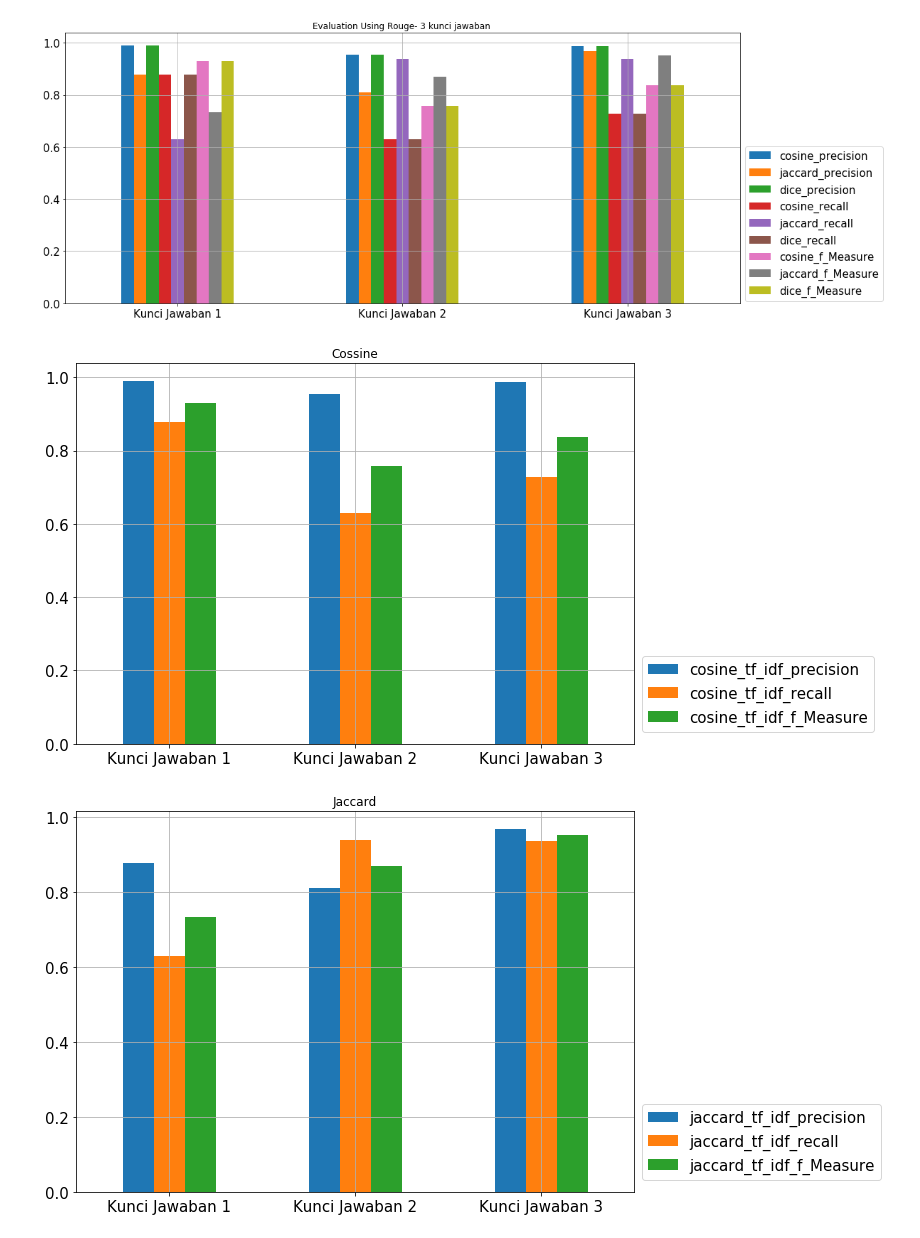
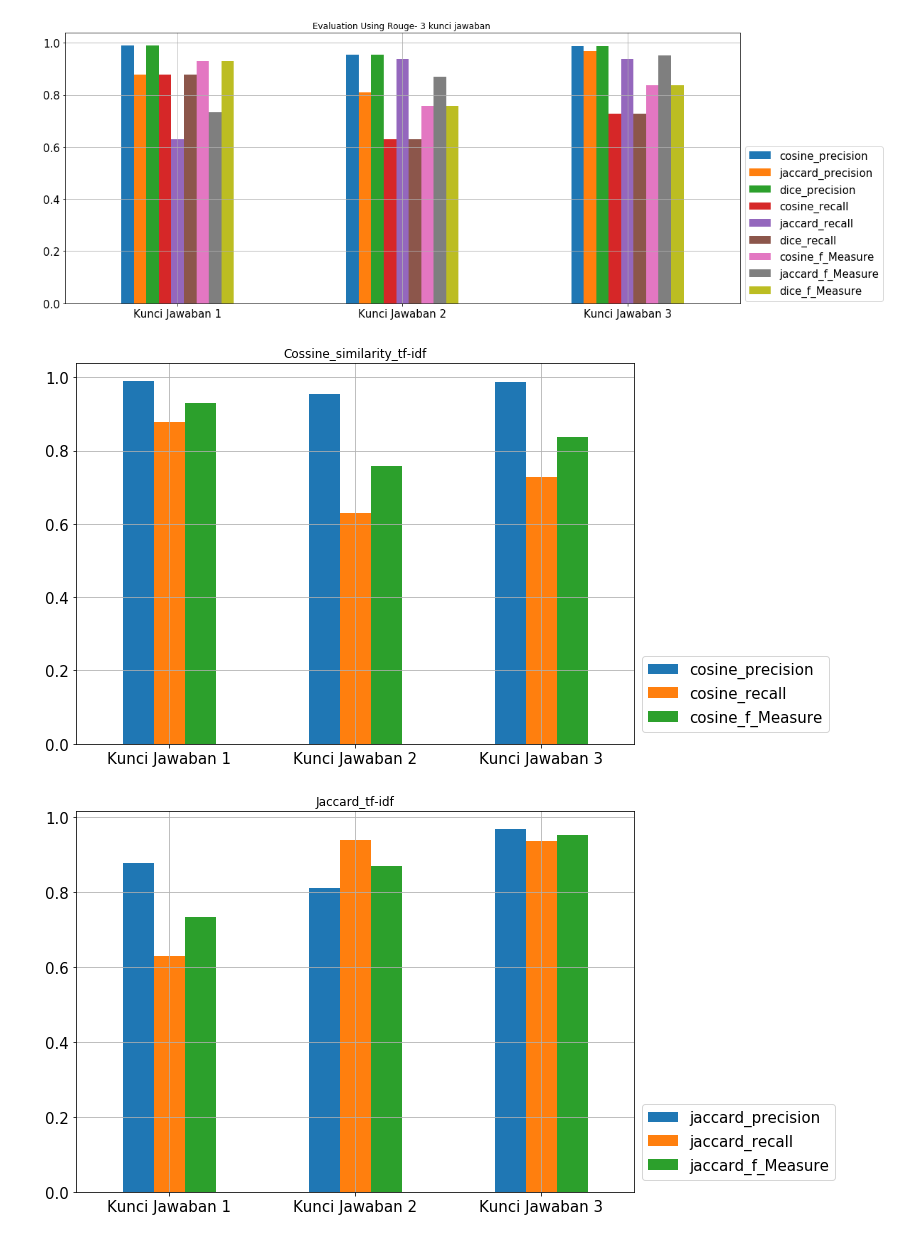
Before and after one commit to lufias69/text_similarity, a Jupyter notebook: z-ops.Evaluation Using Rouge.ipynb, the cells around one changed output. Saved outputs shown, nothing was run; the diff lists cells and outputs as text; code cells hidden in the pictures.

```diff
--- a/z-ops.Evaluation Using Rouge.ipynb
+++ b/z-ops.Evaluation Using Rouge.ipynb
@@ -267,7 +267,8 @@ cosine_tf_idf_precision = [0,0,0]
 
 dice_tf_idf_recall = [0,0,0]
 jaccard_tf_idf_recall =[0,0,0]
-cosine_tf_idff_recall = [0,0,0]
+cosine_tf_idf_recall = [0,0,0]
+#cosine_tf_idf_recall
 
 dice_tf_idf_f_Measure = [0,0,0]
 jaccard_tf_idf_f_Measure =[0,0,0]
@@ -311,42 +312,42 @@ cosine_tf_idf_precision[2]=dopsi2['precision'].tolist()[2]
 cosine_tf_idf_recall[0]=dopsi0['recall'].tolist()[2]
 cosine_tf_idf_recall[1]=dopsi1['recall'].tolist()[2]
 cosine_tf_idf_recall[2]=dopsi2['recall'].tolist()[2]
 
 cosine_tf_idf_f_Measure[0]=dopsi0['f-Measure'].tolist()[2]
 cosine_tf_idf_f_Measure[1]=dopsi1['f-Measure'].tolist()[2]
 cosine_tf_idf_f_Measure[2]=dopsi2['f-Measure'].tolist()[2]
 #print(dopsi1['f-Measure'].tolist()[0])
 cosine_tf_idf_f_Measure
 
 #idxx = ops__
 dice_tf_idf_dict = {
-    "dice_tf_idf_precision":dice_tf_idf_precision,
-    "dice_tf_idf_recall":dice_tf_idf_recall,
-    "dice_tf_idf_f_Measure":dice_tf_idf_f_Measure
+    "precision":dice_tf_idf_precision,
+    "recall":dice_tf_idf_recall,
+    "df_Measure":dice_tf_idf_f_Measure
 }
 df_dice = pd.DataFrame(dice_tf_idf_dict, index=ops__)
 
 jaccard_tf_idf_dict = {
-    "jaccard_tf_idf_precision":jaccard_tf_idf_precision,
-    "jaccard_tf_idf_recall":jaccard_tf_idf_recall,
-    "jaccard_tf_idf_f_Measure":jaccard_tf_idf_f_Measure
+    "precision":jaccard_tf_idf_precision,
+    "recall":jaccard_tf_idf_recall,
+    "f_Measure":jaccard_tf_idf_f_Measure
 }
 df_jaccard = pd.DataFrame(jaccard_tf_idf_dict, index=ops__)
 
 
 cosine_tf_idf_dict = {
-    "cosine_tf_idf_precision":cosine_tf_idf_precision,
-    "cosine_tf_idf_recall":cosine_tf_idf_recall,
-    "cosine_tf_idf_f_Measure":cosine_tf_idf_f_Measure
+    "cosine_precision":cosine_tf_idf_precision,
+    "cosine_recall":cosine_tf_idf_recall,
+    "cosine_f_Measure":cosine_tf_idf_f_Measure
 }
 df_cosine = pd.DataFrame(cosine_tf_idf_dict, index=ops__)
 metodee = ['df_cosine','df_jaccard','df_dice']
-nama = ['Cossine',"Jaccard", 'Dice']
+nama = ['Cossine_similarity_tf-idf',"Jaccard_tf-idf", 'Dice_tf-idf']
 for ix, i in enumerate(metodee):
         ax = vars()[i].plot.bar(rot=0, title=nama[ix], figsize=(10,7), fontsize=15, grid=True)
         ax.get_legend()
         ax.legend(bbox_to_anchor=(1, 0.25), fontsize=15)
         ax.get_legend()
 # %% [output]
-[figure, old version]
+[figure, new version]
-[figure, old version]
+[figure, new version]
```
Also changed, not shown: parts of 1 cell of this notebook.
